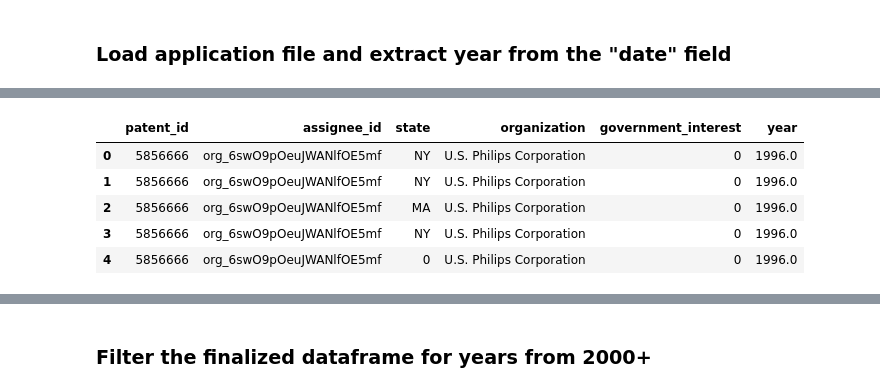
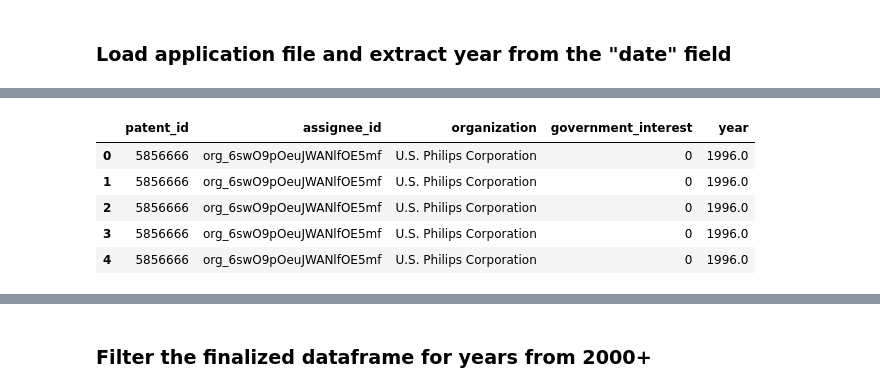
Before and after one commit to el2727/NCSES_class, a Jupyter notebook: NCSES_class_PatentsView_IPEDS_record_linkage.ipynb, the cells around one changed output, grey strips where cells are left out. Drawn from its saved outputs; the diff is of its cells as text; code cells hidden in the pictures.

```diff
--- a/NCSES_class_PatentsView_IPEDS_record_linkage.ipynb
+++ b/NCSES_class_PatentsView_IPEDS_record_linkage.ipynb
@@ -89,0 +278,4 @@ merged_assignee_filtered.head()
+# %%
+"""We remove the JP from the dataframe."""
+
+merged_assignee_finalized = merged_assignee_filtered[merged_assignee_filtered['state'] != 'JP']
@@ -101,0 +324,6 @@ merged_patent_assignee.head()
+# %%
+"""Merge on a common column containing assignee id."""
+
+merged_patent_assignee = pd.merge(left=patent_assignee,right=merged_assignee_finalized,
+                                  on='assignee_id')
+merged_patent_assignee.head()
@@ -110,0 +378,6 @@ array([0, 1])
+# %%
+"""Merge on a common column containing patent ids, preserving patents that don't have
+government interest."""
+
+patent_assignee_interest = pd.merge(left=merged_patent_assignee,right=government_interest,
+                                    on='patent_id', how='left')
@@ -113,14 +428,22 @@ array([0, 1])
+# %%
+"""Merge on a common column containing patent ids."""
+patent_assignee_interest_application = pd.merge(left=patent_assignee_interest,right=application,
+                                                on='patent_id')
+
+"""Keep only the needed columns."""
+patent_assignee_interest_application = patent_assignee_interest_application[['patent_id','assignee_id','organization','government_interest','date']]
 # %%
-patent_assignee_interest_application = patent_assignee_interest.merge(application,on='patent_id')
-patent_assignee_interest_application = patent_assignee_interest_application[['patent_id','assignee_id','state','organization','government_interest','date']]
-patent_assignee_interest_application['date'] = pd.to_datetime(patent_assignee_interest_application['date'], errors='coerce')
+"""Extract year from the date column."""
+
+patent_assignee_interest_application['date'] = pd.to_datetime(patent_assignee_interest_application['date'],
+                                                              errors='coerce')
 patent_assignee_interest_application['year'] = patent_assignee_interest_application['date'].dt.year
 patent_assignee_interest_application = patent_assignee_interest_application.drop('date',axis=1)
 patent_assignee_interest_application.head()
 # %% [output]
-|  | patent_id | assignee_id | state | organization | government_interest | year |
-| 0 | 5856666 | org_6swO9pOeuJWANlfOE5mf | NY | U.S. Philips Corporation | 0 | 1996.0 |
-| 1 | 5856666 | org_6swO9pOeuJWANlfOE5mf | NY | U.S. Philips Corporation | 0 | 1996.0 |
-| 2 | 5856666 | org_6swO9pOeuJWANlfOE5mf | MA | U.S. Philips Corporation | 0 | 1996.0 |
-| 3 | 5856666 | org_6swO9pOeuJWANlfOE5mf | NY | U.S. Philips Corporation | 0 | 1996.0 |
-| 4 | 5856666 | org_6swO9pOeuJWANlfOE5mf | 0 | U.S. Philips Corporation | 0 | 1996.0 |
+|  | patent_id | assignee_id | organization | government_interest | year |
+| 0 | 5856666 | org_6swO9pOeuJWANlfOE5mf | U.S. Philips Corporation | 0 | 1996.0 |
+| 1 | 5856666 | org_6swO9pOeuJWANlfOE5mf | U.S. Philips Corporation | 0 | 1996.0 |
+| 2 | 5856666 | org_6swO9pOeuJWANlfOE5mf | U.S. Philips Corporation | 0 | 1996.0 |
+| 3 | 5856666 | org_6swO9pOeuJWANlfOE5mf | U.S. Philips Corporation | 0 | 1996.0 |
+| 4 | 5856666 | org_6swO9pOeuJWANlfOE5mf | U.S. Philips Corporation | 0 | 1996.0 |
```
Also changed, not shown: parts of 92 cells of this notebook.
